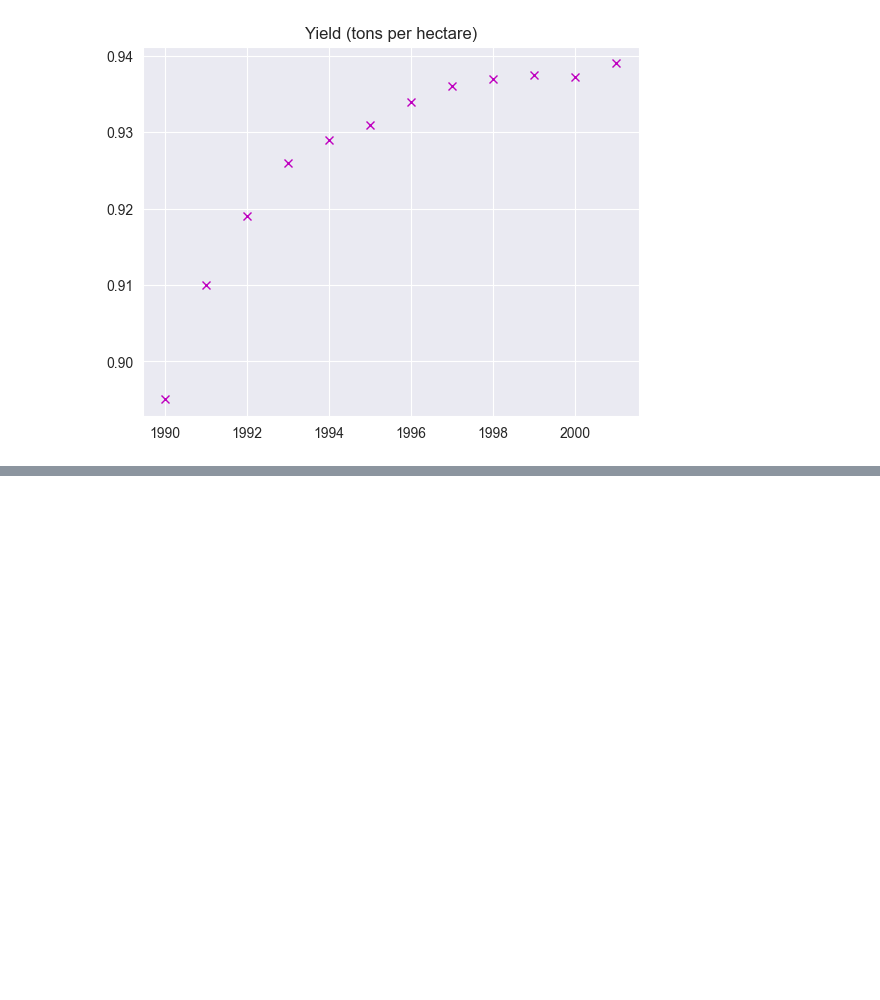
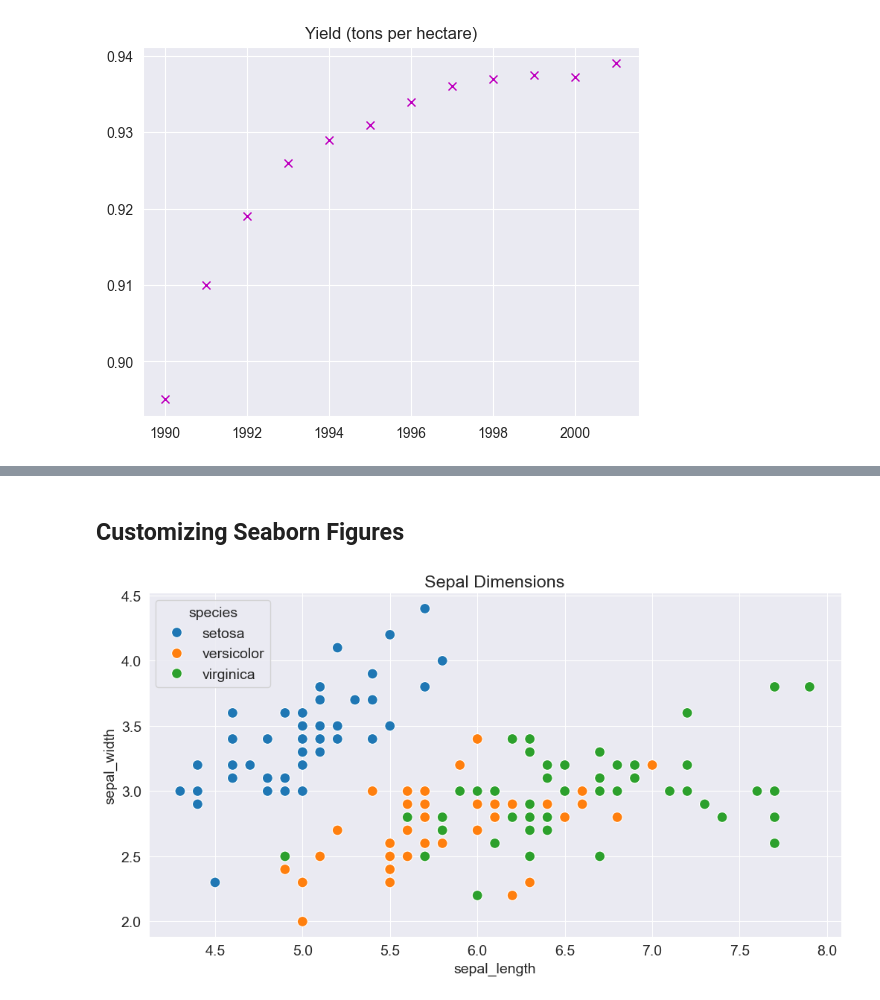
Before and after one commit to OjPreshuz/Matplotlib-Tutorial, a Jupyter notebook: matplotlib_tutorial.ipynb, the cells around one changed output, grey strips where cells are left out. Cells and saved outputs as stored; diff of their text form; code cells hidden in the pictures; blank space fills up the shorter version.

```diff
--- a/matplotlib_tutorial.ipynb
+++ b/matplotlib_tutorial.ipynb
@@ -191,0 +241,12 @@ matplotlib.rcParams['figure.facecolor'] = '#00000000'
+# %% [markdown]
+## Customizing Seaborn Figures
+# %%
+plt.figure(figsize = (12, 6))
+plt.title('Sepal Dimensions')
+
+sns.scatterplot(x = flowers_df.sepal_length,
+                y = flowers_df.sepal_width,
+                hue = flowers_df.species,
+                s= 100);
+# %% [output]
+[figure, added]
```
Also changed, not shown: parts of 10 cells of this notebook.
